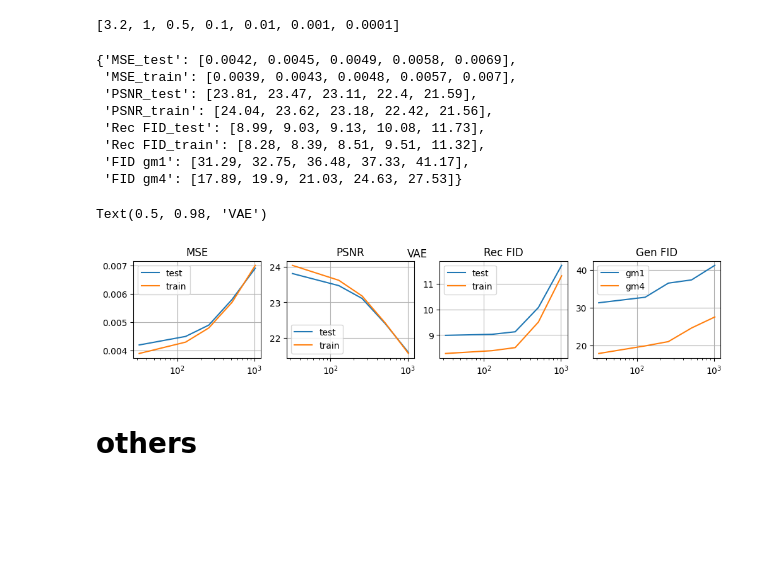
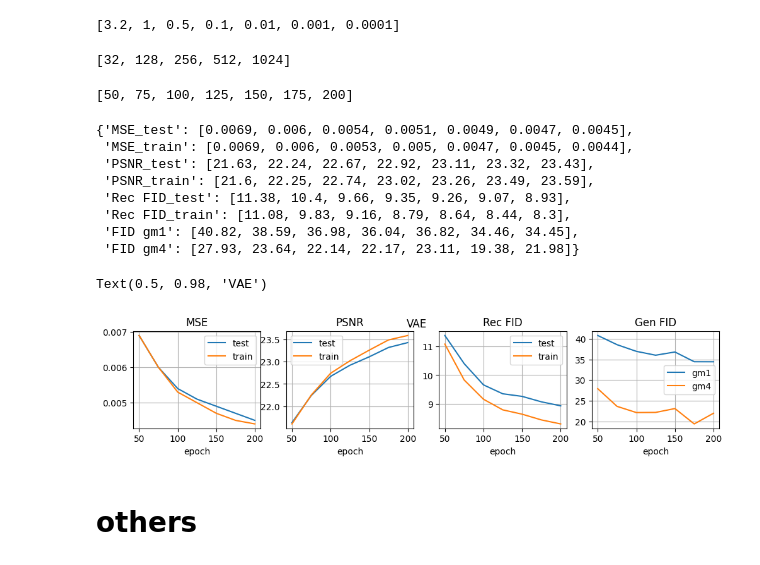
Before and after one commit to kotlyar-shapirov/Low_Rank_Autoencoder, a Jupyter notebook: notebook_evel_plots.ipynb, the cells around one changed output. Drawn from its saved outputs; the diff is of its cells as text; code cells hidden in the pictures; blank space fills up the shorter version.

```diff
--- a/notebook_evel_plots.ipynb
+++ b/notebook_evel_plots.ipynb
@@ -61,7 +60,40 @@ FID gm1: 37.33;   FID gm4: 24.63
 FID gm1: 41.17;   FID gm4: 27.53
 """
 
-alpha_list = [32, 128, 256, 512, 1024]
+x_label = 'batch_size'
+
+x_list = [32, 128, 256, 512, 1024]
+
+
+print(x_list)
+# %% [output]
+[32, 128, 256, 512, 1024]
+# %%
+model_type = 'VAE'
+str_rec_metrics = """
+MSE: 0.0069 (0.0069);   PSNR: 21.63 (21.60);   Rec FID: 11.38 (11.08)
+MSE: 0.0060 (0.0060);   PSNR: 22.24 (22.25);   Rec FID: 10.40 (9.83)
+MSE: 0.0054 (0.0053);   PSNR: 22.67 (22.74);   Rec FID: 9.66 (9.16)
+MSE: 0.0051 (0.0050);   PSNR: 22.92 (23.02);   Rec FID: 9.35 (8.79)
+MSE: 0.0049 (0.0047);   PSNR: 23.11 (23.26);   Rec FID: 9.26 (8.64)
+MSE: 0.0047 (0.0045);   PSNR: 23.32 (23.49);   Rec FID: 9.07 (8.44)
+MSE: 0.0045 (0.0044);   PSNR: 23.43 (23.59);   Rec FID: 8.93 (8.30)
+"""
+str_gen_fid  = """
+FID gm1: 40.82;   FID gm4: 27.93
+FID gm1: 38.59;   FID gm4: 23.64
+FID gm1: 36.98;   FID gm4: 22.14
+FID gm1: 36.04;   FID gm4: 22.17
+FID gm1: 36.82;   FID gm4: 23.11
+FID gm1: 34.46;   FID gm4: 19.38
+FID gm1: 34.45;   FID gm4: 21.98
+"""
+
+x_label = 'epoch'
+x_list = [50 + i*25 for i in range(7)]
+x_list
+# %% [output]
+[50, 75, 100, 125, 150, 175, 200]
 # %%
 def split_metric_test_train(metric):
     metric_name = metric.strip().split(':')[0]
@@ -108,24 +140,25 @@ for line in lines:
 
 data_dict
 # %% [output]
-{'MSE_test': [0.0042, 0.0045, 0.0049, 0.0058, 0.0069],
- 'MSE_train': [0.0039, 0.0043, 0.0048, 0.0057, 0.007],
- 'PSNR_test': [23.81, 23.47, 23.11, 22.4, 21.59],
- 'PSNR_train': [24.04, 23.62, 23.18, 22.42, 21.56],
- 'Rec FID_test': [8.99, 9.03, 9.13, 10.08, 11.73],
- 'Rec FID_train': [8.28, 8.39, 8.51, 9.51, 11.32],
- 'FID gm1': [31.29, 32.75, 36.48, 37.33, 41.17],
- 'FID gm4': [17.89, 19.9, 21.03, 24.63, 27.53]}
+{'MSE_test': [0.0069, 0.006, 0.0054, 0.0051, 0.0049, 0.0047, 0.0045],
+ 'MSE_train': [0.0069, 0.006, 0.0053, 0.005, 0.0047, 0.0045, 0.0044],
+ 'PSNR_test': [21.63, 22.24, 22.67, 22.92, 23.11, 23.32, 23.43],
+ 'PSNR_train': [21.6, 22.25, 22.74, 23.02, 23.26, 23.49, 23.59],
+ 'Rec FID_test': [11.38, 10.4, 9.66, 9.35, 9.26, 9.07, 8.93],
+ 'Rec FID_train': [11.08, 9.83, 9.16, 8.79, 8.64, 8.44, 8.3],
+ 'FID gm1': [40.82, 38.59, 36.98, 36.04, 36.82, 34.46, 34.45],
+ 'FID gm4': [27.93, 23.64, 22.14, 22.17, 23.11, 19.38, 21.98]}
 # %%
 # MSE
 plt.figure(figsize=[12, 2])
 plt.subplot(1, 4, 1)
 keys = ['MSE_test','MSE_train']
 for key in keys:
-    plt.plot(alpha_list, data_dict[key], label=key.split('_')[1])
+    plt.plot(x_list, data_dict[key], label=key.split('_')[1])
 # plt.plot(alpha_list, data_dict[key], label=key)
 # plt.gca().set_xscale('log')
-plt.gca().set_xscale('log')
+# plt.gca().set_xscale('log')
+plt.gca().set_xlabel(x_label)
 # plt.gca().invert_xaxis()
 plt.title(keys[0].split('_')[0])
 plt.grid()
@@ -136,47 +169,50 @@ plt.legend()
 plt.subplot(1, 4, 2)
 keys = ['PSNR_test','PSNR_train']
 for key in keys:
-    plt.plot(alpha_list, data_dict[key], label=key.split('_')[1])
+    plt.plot(x_list, data_dict[key], label=key.split('_')[1])
 # plt.plot(alpha_list, data_dict[key], label=key)
 # plt.gca().set_xscale('log')
-plt.gca().set_xscale('log')
+# plt.gca().set_xscale('log')
+plt.gca().set_xlabel(x_label)
 # plt.gca().invert_xaxis()
 plt.title(keys[0].split('_')[0])
 plt.grid()
 plt.legend()
 
 # Rec FID
 plt.subplot(1, 4, 3)
 keys = ['Rec FID_test','Rec FID_train']
 for key in keys:
-    plt.plot(alpha_list, data_dict[key], label=key.split('_')[1])
+    plt.plot(x_list, data_dict[key], label=key.split('_')[1])
 # plt.plot(alpha_list, data_dict[key], label=key)
 # plt.gca().set_xscale('log')
-plt.gca().set_xscale('log')
+# plt.gca().set_xscale('log')
+plt.gca().set_xlabel(x_label)
 # plt.gca().invert_xaxis()
 plt.title(keys[0].split('_')[0])
 plt.grid()
 plt.legend()
 
 
 # Gen FID
 # plt.figure(figsize=[4, 2])
 plt.subplot(1, 4, 4)
 keys = ['FID gm1','FID gm4']
 for key in keys:
-    plt.plot(alpha_list, data_dict[key], label=key.split(' ')[1])
+    plt.plot(x_list, data_dict[key], label=key.split(' ')[1])
 # plt.plot(alpha_list, data_dict[key], label=key)
 # plt.gca().set_xscale('log')
-plt.gca().set_xscale('log')
+# plt.gca().set_xscale('log')
+plt.gca().set_xlabel(x_label)
 # plt.gca().invert_xaxis()
 plt.title('Gen '+ keys[0].split(' ')[0])
 plt.grid()
 plt.legend()
 
 plt.suptitle(model_type)
 # %% [output]
 Text(0.5, 0.98, 'VAE')
-[figure, old version]
+[figure, new version]
 # %% [markdown]
 # others
 # %%
```
Also changed, not shown: parts of 1 cell of this notebook, 6 other files.
